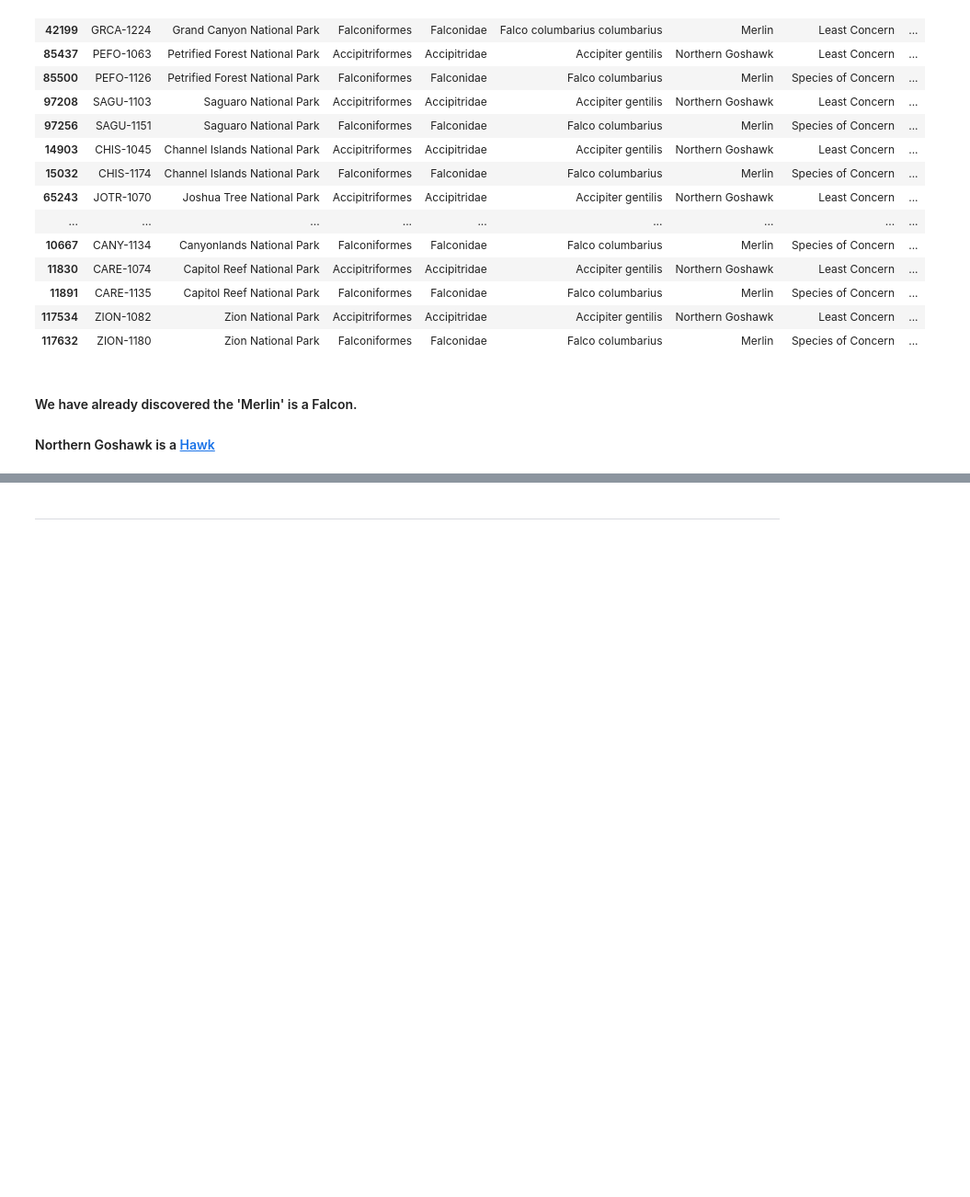
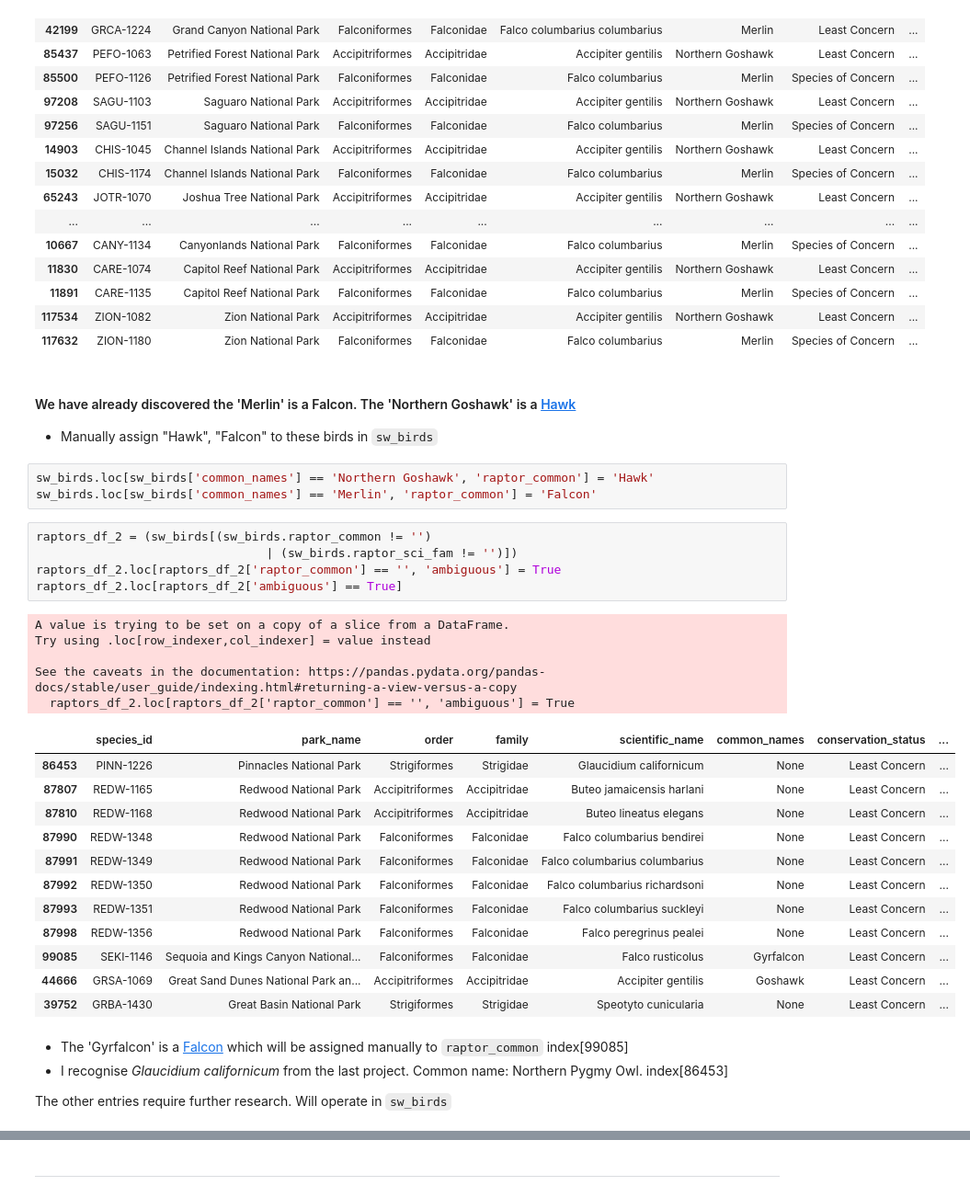
Before and after one commit to pineapple-bois/Biodiversity-In-National-Parks-Real-World, a Jupyter notebook: wrangling.ipynb, the cells around one changed output, grey strips where cells are left out. Shown at 92% size. Drawn from its saved outputs; the diff is of its cells as text; blank space fills up the shorter version.

```diff
--- a/biodiversity.ipynb
+++ b/wrangling.ipynb
@@ -631,5 +631,37 @@ See the caveats in the documentation: https://pandas.pydata.org/pandas-docs/stab
 | 117534 | ZION-1082 | Zion National Park | Accipitriformes | Accipitridae | Accipiter gentilis | Northern Goshawk | Least Concern | ... |
 | 117632 | ZION-1180 | Zion National Park | Falconiformes | Falconidae | Falco columbarius | Merlin | Species of Concern | ... |
 # %% [markdown]
-#### We have already discovered the 'Merlin' is a Falcon.
-#### Northern Goshawk is a [Hawk](https://en.wikipedia.org/wiki/Northern_goshawk)
+#### We have already discovered the 'Merlin' is a Falcon. The 'Northern Goshawk' is a [Hawk](https://en.wikipedia.org/wiki/Northern_goshawk)
+
+- Manually assign "Hawk", "Falcon" to these birds in `sw_birds`
+# %%
+sw_birds.loc[sw_birds['common_names'] == 'Northern Goshawk', 'raptor_common'] = 'Hawk'
+sw_birds.loc[sw_birds['common_names'] == 'Merlin', 'raptor_common'] = 'Falcon'
+# %%
+raptors_df_2 = (sw_birds[(sw_birds.raptor_common != '')
+                                | (sw_birds.raptor_sci_fam != '')])
+raptors_df_2.loc[raptors_df_2['raptor_common'] == '', 'ambiguous'] = True
+raptors_df_2.loc[raptors_df_2['ambiguous'] == True]
+# %% [output]
+A value is trying to be set on a copy of a slice from a DataFrame.
+Try using .loc[row_indexer,col_indexer] = value instead
+
+See the caveats in the documentation: https://pandas.pydata.org/pandas-docs/stable/user_guide/indexing.html#returning-a-view-versus-a-copy
+  raptors_df_2.loc[raptors_df_2['raptor_common'] == '', 'ambiguous'] = True
+|  | species_id | park_name | order | family | scientific_name | common_names | conservation_status | ... |
+| 86453 | PINN-1226 | Pinnacles National Park | Strigiformes | Strigidae | Glaucidium californicum | None | Least Concern | ... |
+| 87807 | REDW-1165 | Redwood National Park | Accipitriformes | Accipitridae | Buteo jamaicensis harlani | None | Least Concern | ... |
+| 87810 | REDW-1168 | Redwood National Park | Accipitriformes | Accipitridae | Buteo lineatus elegans | None | Least Concern | ... |
+| 87990 | REDW-1348 | Redwood National Park | Falconiformes | Falconidae | Falco columbarius bendirei | None | Least Concern | ... |
+| 87991 | REDW-1349 | Redwood National Park | Falconiformes | Falconidae | Falco columbarius columbarius | None | Least Concern | ... |
+| 87992 | REDW-1350 | Redwood National Park | Falconiformes | Falconidae | Falco columbarius richardsoni | None | Least Concern | ... |
+| 87993 | REDW-1351 | Redwood National Park | Falconiformes | Falconidae | Falco columbarius suckleyi | None | Least Concern | ... |
+| 87998 | REDW-1356 | Redwood National Park | Falconiformes | Falconidae | Falco peregrinus pealei | None | Least Concern | ... |
+| 99085 | SEKI-1146 | Sequoia and Kings Canyon National... | Falconiformes | Falconidae | Falco rusticolus | Gyrfalcon | Least Concern | ... |
+| 44666 | GRSA-1069 | Great Sand Dunes National Park an... | Accipitriformes | Accipitridae | Accipiter gentilis | Goshawk | Least Concern | ... |
+| 39752 | GRBA-1430 | Great Basin National Park | Strigiformes | Strigidae | Speotyto cunicularia | None | Least Concern | ... |
+# %% [markdown]
+- The 'Gyrfalcon' is a [Falcon](https://en.wikipedia.org/wiki/Gyrfalcon) which will be assigned manually to `raptor_common` index[99085]
+- I recognise *Glaucidium californicum* from the last project. Common name: Northern Pygmy Owl. index[86453]
+
+The other entries require further research. Will operate in `sw_birds`
```
Also changed, not shown: parts of 61 cells of this notebook.
